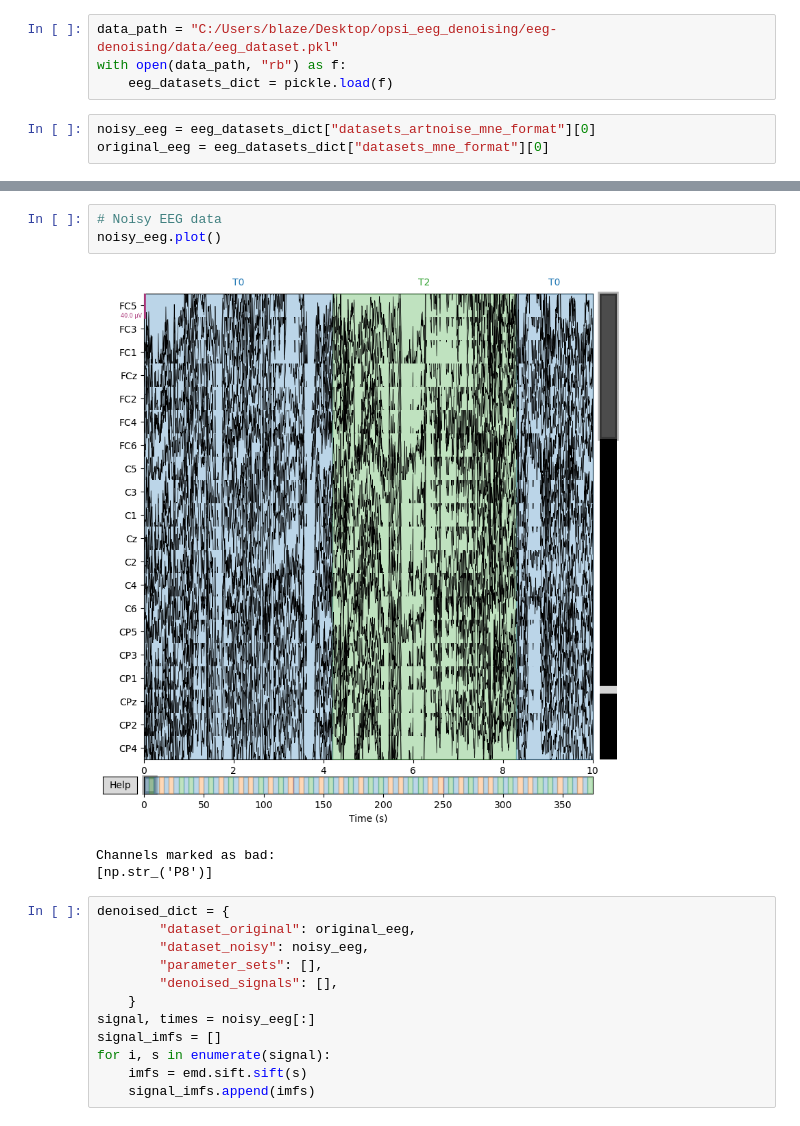
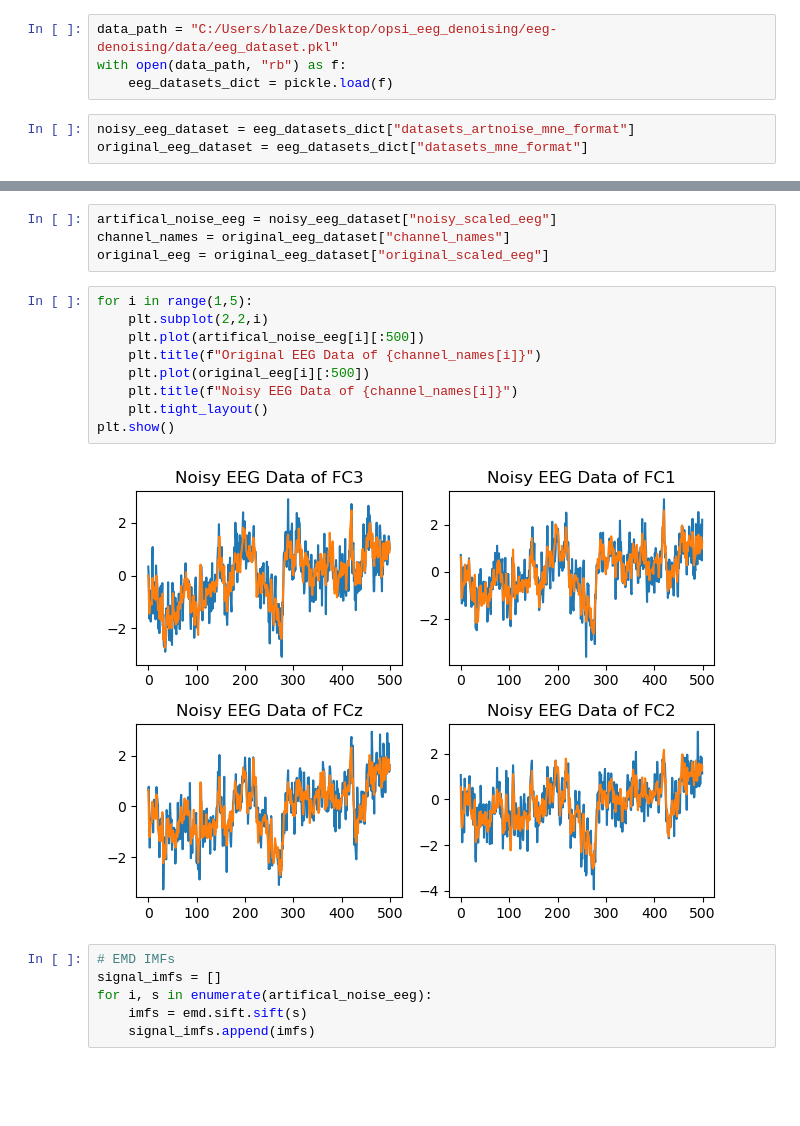
Before and after one commit to eryk-urbanski/eeg-denoising, a Jupyter notebook: notebooks/EMD/01_denoising.ipynb, the cells around one changed output, grey strips where cells are left out. Saved outputs shown, nothing was run; the diff lists cells and outputs as text; blank space fills up the shorter version.

```diff
--- a/notebooks/EMD/01_denoising.ipynb
+++ b/notebooks/EMD/01_denoising.ipynb
@@ -15,5 +15,5 @@ data_path = "C:/Users/blaze/Desktop/opsi_eeg_denoising/eeg-denoising/data/eeg_da
 with open(data_path, "rb") as f:
     eeg_datasets_dict = pickle.load(f)
 # %%
-noisy_eeg = eeg_datasets_dict["datasets_artnoise_mne_format"][0]
-original_eeg = eeg_datasets_dict["datasets_mne_format"][0]
+noisy_eeg_dataset = eeg_datasets_dict["datasets_artnoise_mne_format"]
+original_eeg_dataset = eeg_datasets_dict["datasets_mne_format"]
@@ -27,19 +20,21 @@ Channels marked as bad:
-# %%
-# Noisy EEG data
-noisy_eeg.plot()
-# %% [output]
-[figure, removed]
-Channels marked as bad:
-[np.str_('P8')]
+# %%
+artifical_noise_eeg = noisy_eeg_dataset["noisy_scaled_eeg"]
+channel_names = original_eeg_dataset["channel_names"]
+original_eeg = original_eeg_dataset["original_scaled_eeg"]
+# %%
+for i in range(1,5):
+    plt.subplot(2,2,i)
+    plt.plot(artifical_noise_eeg[i][:500])
+    plt.title(f"Original EEG Data of {channel_names[i]}")
+    plt.plot(original_eeg[i][:500])
+    plt.title(f"Noisy EEG Data of {channel_names[i]}")
+    plt.tight_layout()
+plt.show()
+# %% [output]
+[figure, added]
 # %%
-denoised_dict = {
-        "dataset_original": original_eeg,
-        "dataset_noisy": noisy_eeg,
-        "parameter_sets": [],
-        "denoised_signals": [],
-    }
-signal, times = noisy_eeg[:]
+# EMD IMFs
 signal_imfs = []
-for i, s in enumerate(signal):
+for i, s in enumerate(artifical_noise_eeg):
     imfs = emd.sift.sift(s)
     signal_imfs.append(imfs)
```
Also changed, not shown: parts of 16 cells of this notebook, 5 other files.
